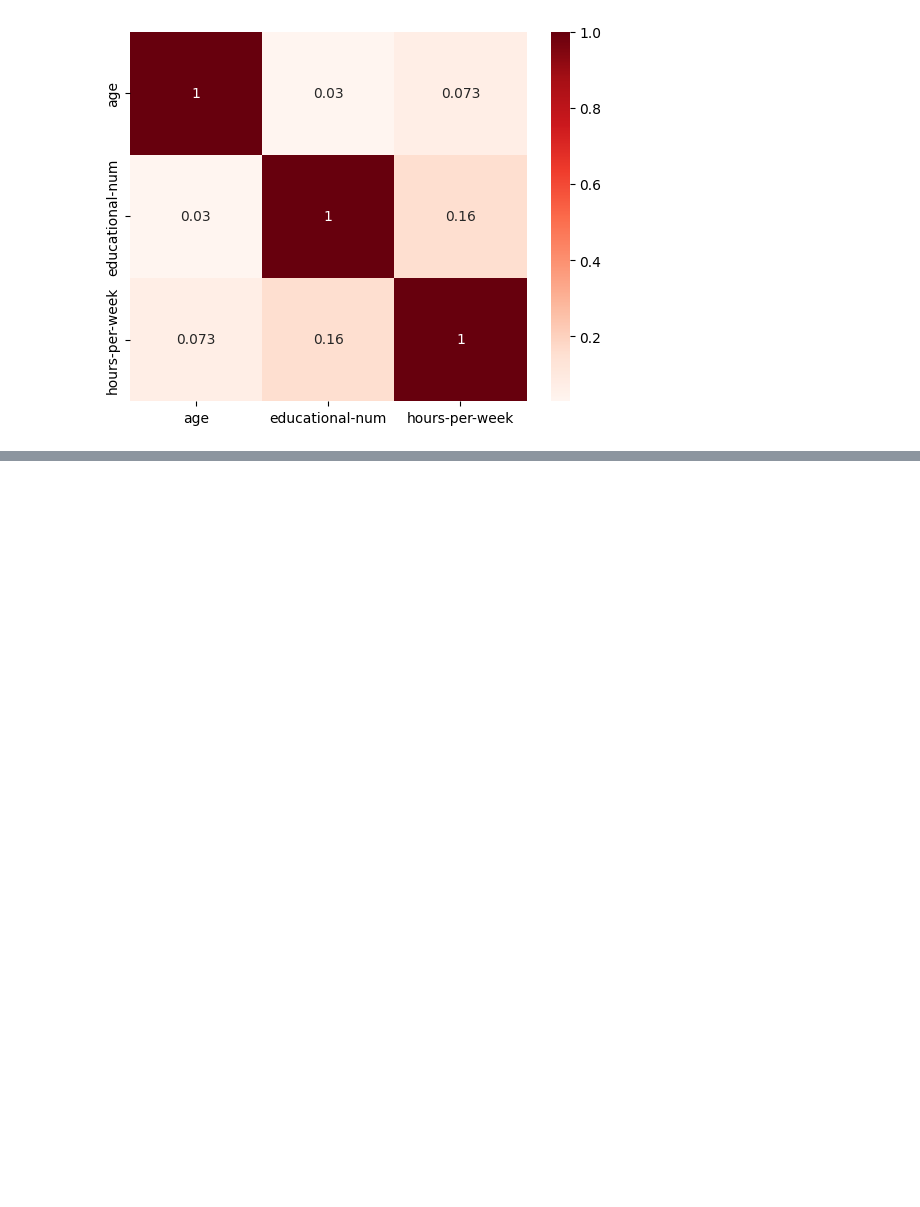
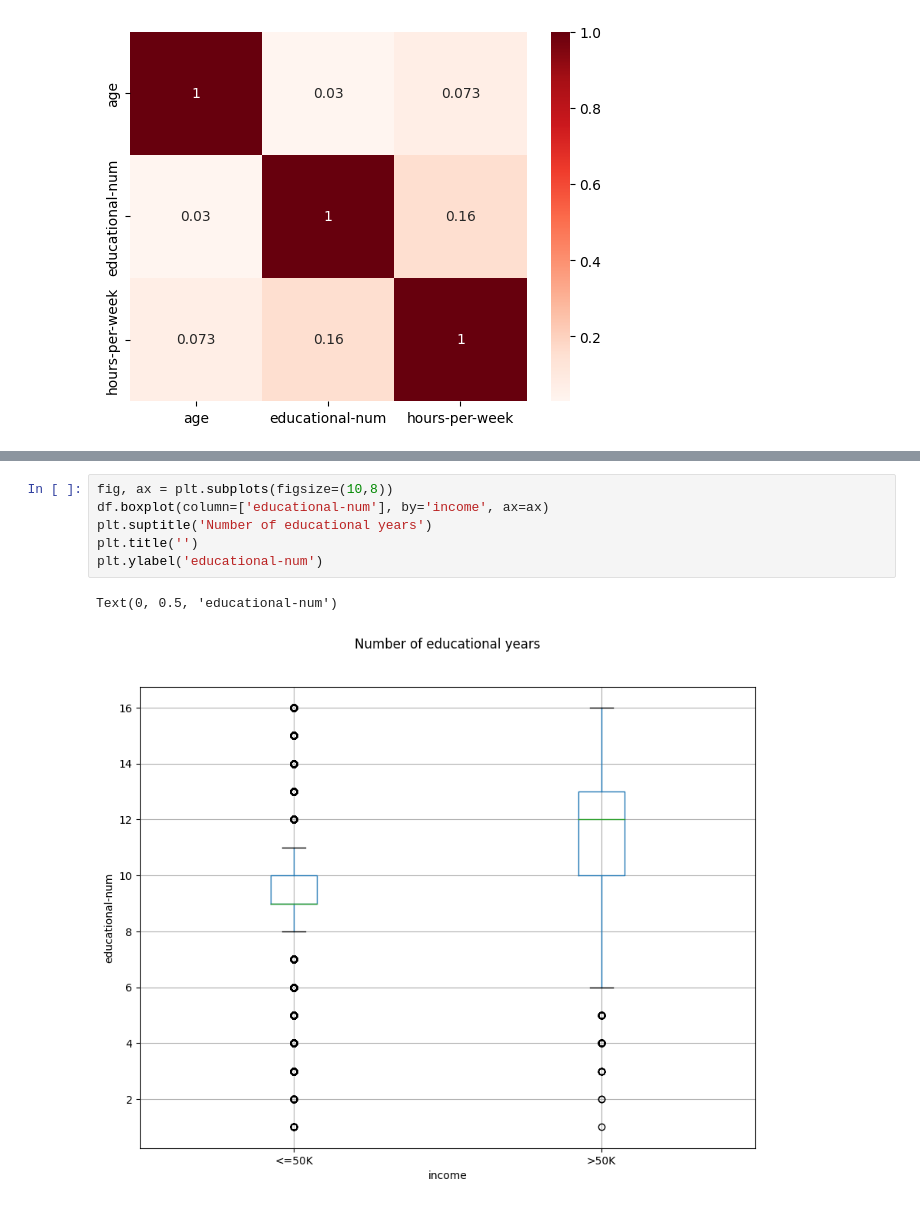
Before and after one commit to jakecho1108/Project-2, a Jupyter notebook: Project2_Part_3.ipynb, the cells around one changed output, grey strips where cells are left out. Cells and saved outputs as stored; diff of their text form; blank space fills up the shorter version.

```diff
--- a/Project2_Part_3.ipynb
+++ b/Project2_Part_3.ipynb
@@ -49,0 +66,9 @@ plt.show()
+# %%
+fig, ax = plt.subplots(figsize=(10,8))
+df.boxplot(column=['educational-num'], by='income', ax=ax)
+plt.suptitle('Number of educational years')
+plt.title('')
+plt.ylabel('educational-num')
+# %% [output]
+Text(0, 0.5, 'educational-num')
+[figure, added]
```
Also changed, not shown: parts of 3 cells of this notebook.
